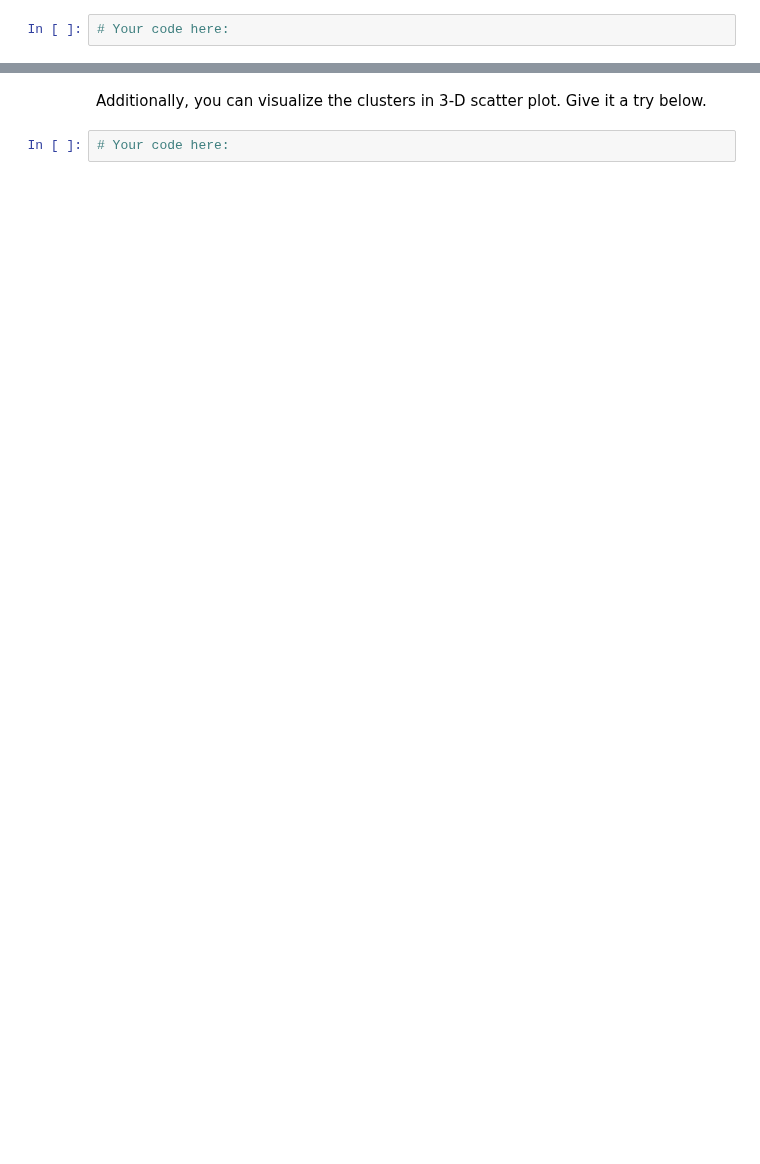
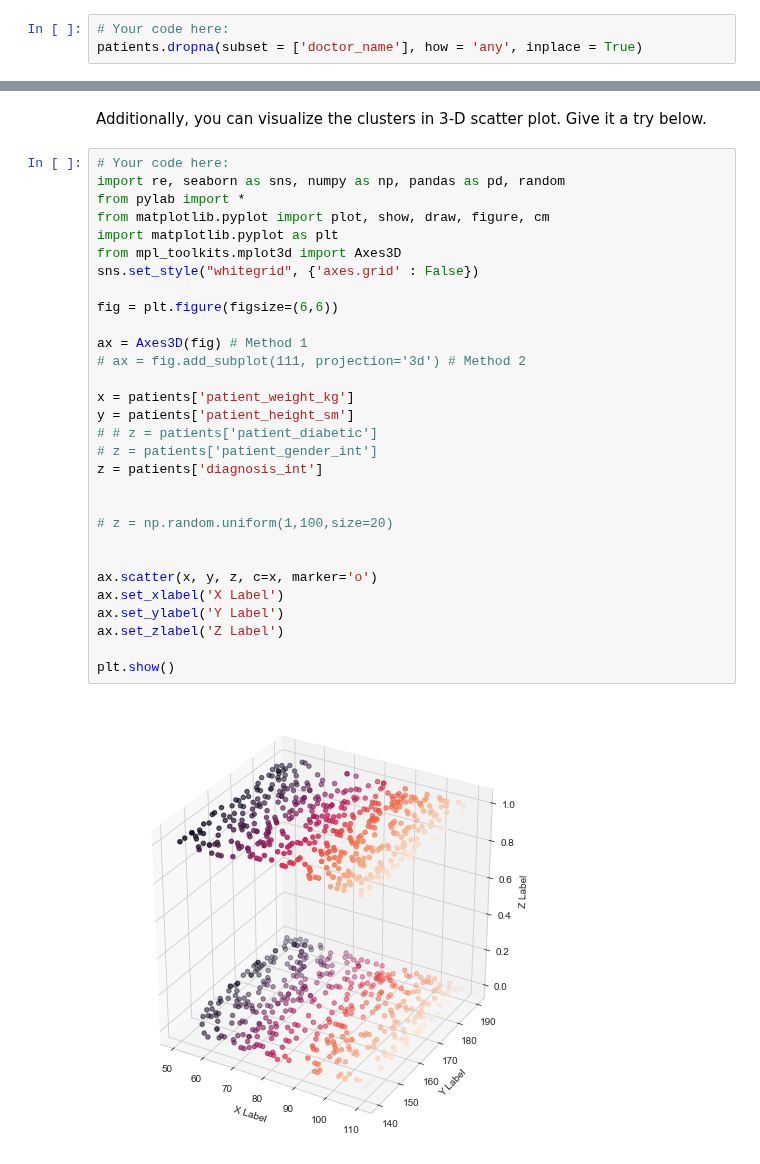
Before and after one commit to ironhack-labs/data-labs, a Jupyter notebook: module-3/lab-sklearn-and-unsupervised-learning/your-code/main.ipynb, the cells around one changed output, grey strips where cells are left out. Saved outputs shown, nothing was run; the diff lists cells and outputs as text; blank space fills up the shorter version.

```diff
--- a/module-3/lab-sklearn-and-unsupervised-learning/your-code/main.ipynb
+++ b/module-3/lab-sklearn-and-unsupervised-learning/your-code/main.ipynb
@@ -129,3 +298,4 @@ For the `prescribed_medicines` column, fill the missing values with the value `n
 How about `doctor_name`? Since a doctor visit without a doctor name might not be meaningful, we will drop these rows.
 # %%
 # Your code here:
+patients.dropna(subset = ['doctor_name'], how = 'any', inplace = True)
@@ -210,4 +560,34 @@ If the scatter plot does not make any sense to you, it means the features you ch
 # %% [markdown]
 Additionally, you can visualize the clusters in 3-D scatter plot. Give it a try below.
-# %%
-# Your code here:
+# %%
+# Your code here:
+import re, seaborn as sns, numpy as np, pandas as pd, random
+from pylab import *
+from matplotlib.pyplot import plot, show, draw, figure, cm
+import matplotlib.pyplot as plt
+from mpl_toolkits.mplot3d import Axes3D
+sns.set_style("whitegrid", {'axes.grid' : False})
+
+fig = plt.figure(figsize=(6,6))
+
+ax = Axes3D(fig) # Method 1
+# ax = fig.add_subplot(111, projection='3d') # Method 2
+
+x = patients['patient_weight_kg']
+y = patients['patient_height_sm']
+# # z = patients['patient_diabetic']
+# z = patients['patient_gender_int']
+z = patients['diagnosis_int']
+
+
+# z = np.random.uniform(1,100,size=20)
+
+
+ax.scatter(x, y, z, c=x, marker='o')
+ax.set_xlabel('X Label')
+ax.set_ylabel('Y Label')
+ax.set_zlabel('Z Label')
+
+plt.show()
+# %% [output]
+[figure, added]
```
Also changed, not shown: parts of 50 cells of this notebook.
